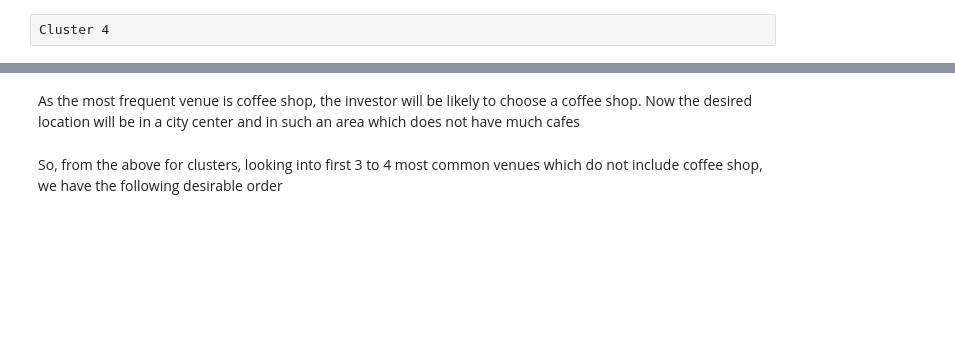
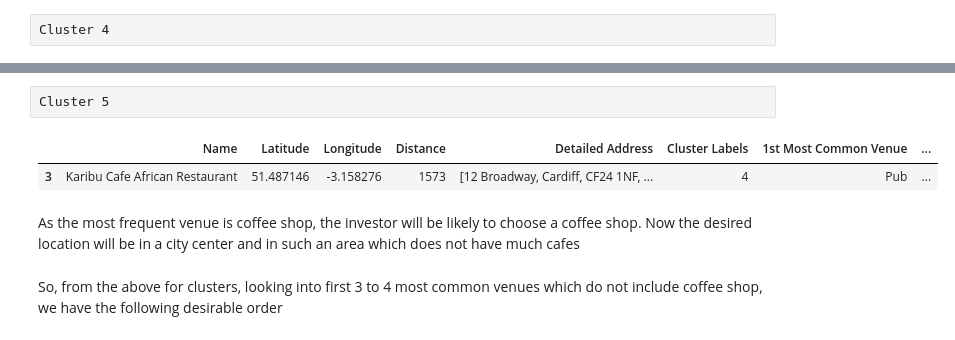
Before and after one commit to Simran-mandal/Coursera-Capstone, a Jupyter notebook: FinalCapstone.ipynb, the cells around one changed output, grey strips where cells are left out. Saved outputs shown, nothing was run; the diff lists cells and outputs as text; code cells hidden in the pictures; blank space fills up the shorter version.

```diff
--- a/FinalCapstone.ipynb
+++ b/FinalCapstone.ipynb
@@ -825,3 +816,10 @@ venue_merged.loc[venue_merged['Cluster Labels'] == 3, venue_merged.columns[[1] +
+# %% [raw]
+Cluster 5
+# %%
+venue_merged.loc[venue_merged['Cluster Labels'] == 4, venue_merged.columns[[1] + list(range(4, venue_merged.shape[1]))]]
+# %% [output]
+|  | Name | Latitude | Longitude | Distance | Detailed Address | Cluster Labels | 1st Most Common Venue | ... |
+| 3 | Karibu Cafe African Restaurant | 51.487146 | -3.158276 | 1573 | [12 Broadway, Cardiff, CF24 1NF, ... | 4 | Pub | ... |
 # %% [markdown]
 As the most frequent venue is coffee shop, the investor will be likely to choose a coffee shop. Now the desired location will be in a city center and in such an area which does not have much cafes
 # %% [markdown]
```
Also changed, not shown: parts of 25 cells of this notebook.
